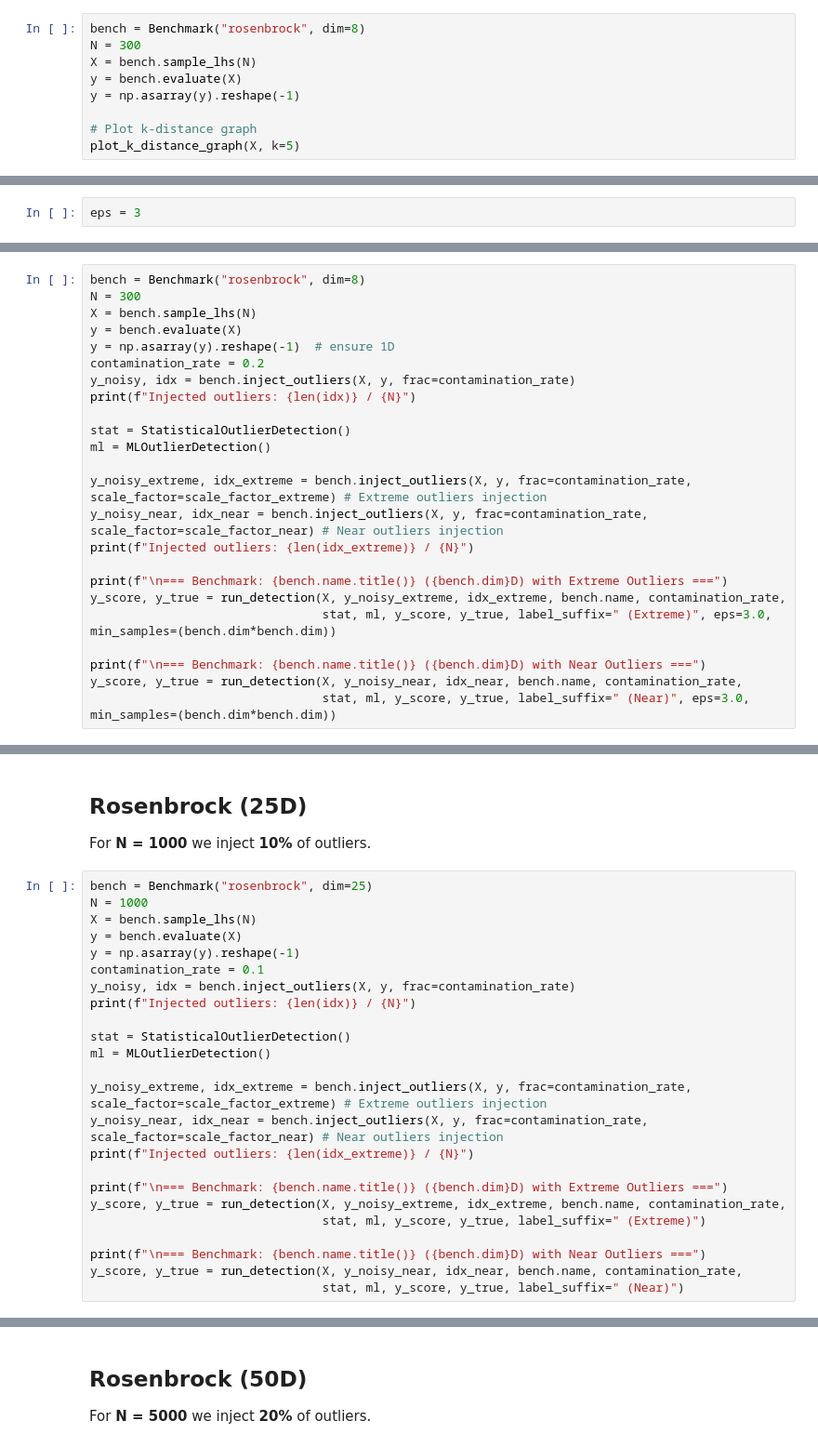
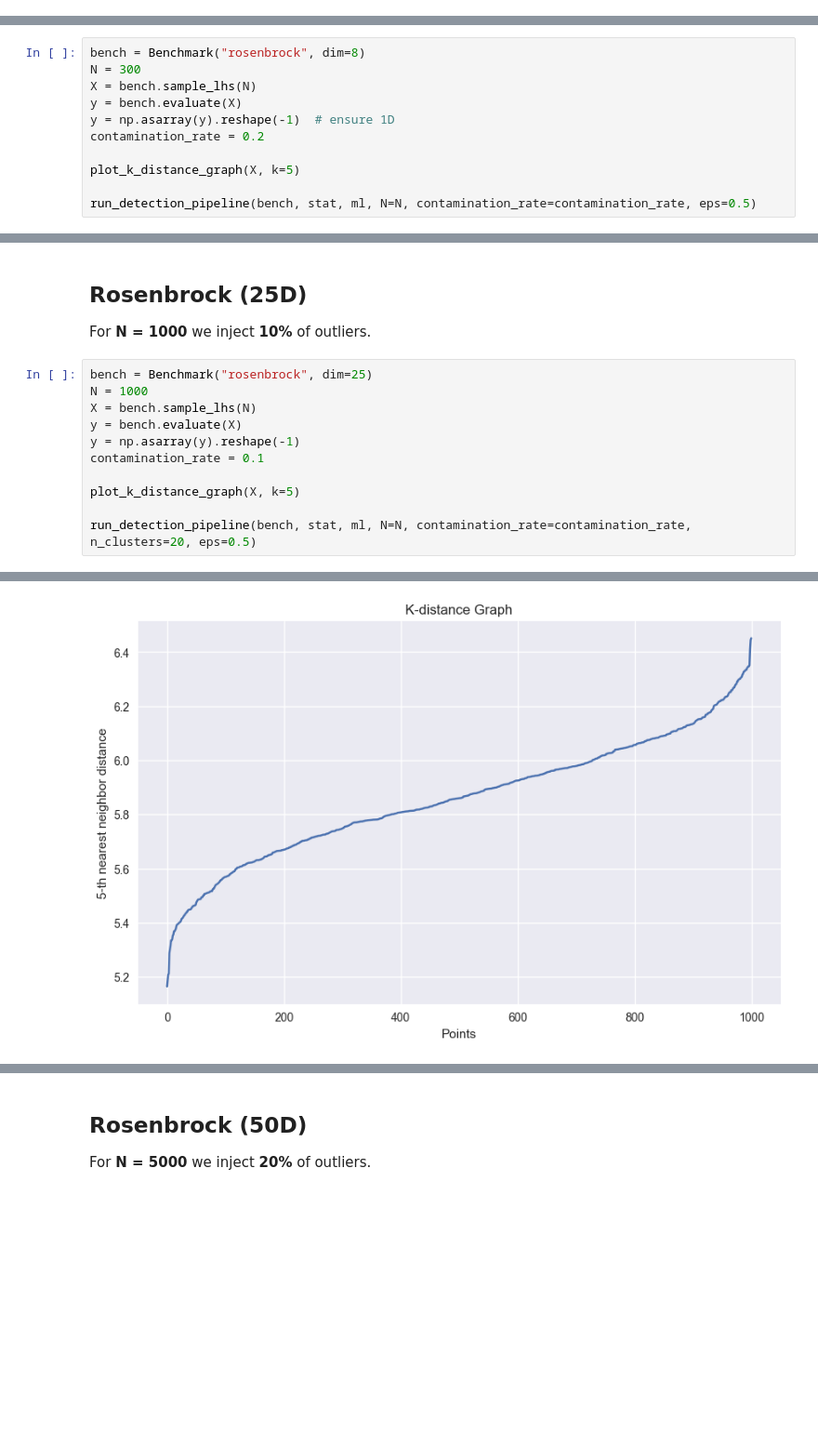
Before and after one commit to joelkdb/Outlier-Detection-Research, a Jupyter notebook: outlier_detection_methods.ipynb, the cells around one changed output, grey strips where cells are left out. Shown at 93% size. Saved outputs shown, nothing was run; the diff lists cells and outputs as text; blank space fills up the shorter version.

```diff
--- a/outlier_detection_methods.ipynb
+++ b/outlier_detection_methods.ipynb
@@ -987,12 +1103,3 @@ def plot_k_distance_graph(X, k):
     plt.ylabel(f'{k}-th nearest neighbor distance')
     plt.title('K-distance Graph')
     plt.show()
-# %%
-bench = Benchmark("rosenbrock", dim=8)
-N = 300
-X = bench.sample_lhs(N)
-y = bench.evaluate(X)
-y = np.asarray(y).reshape(-1)
-
-# Plot k-distance graph
-plot_k_distance_graph(X, k=5)
@@ -1002,2 +1105,0 @@ LHS discrepancy: 0.0018538788496609282
-# %%
-eps = 3
@@ -1156,22 +1237,9 @@ X = bench.sample_lhs(N)
 y = bench.evaluate(X)
 y = np.asarray(y).reshape(-1)  # ensure 1D
 contamination_rate = 0.2
-y_noisy, idx = bench.inject_outliers(X, y, frac=contamination_rate)
-print(f"Injected outliers: {len(idx)} / {N}")
 
-stat = StatisticalOutlierDetection()
-ml = MLOutlierDetection()
+plot_k_distance_graph(X, k=5)
 
-y_noisy_extreme, idx_extreme = bench.inject_outliers(X, y, frac=contamination_rate, scale_factor=scale_factor_extreme) # Extreme outliers injection
-y_noisy_near, idx_near = bench.inject_outliers(X, y, frac=contamination_rate, scale_factor=scale_factor_near) # Near outliers injection
-print(f"Injected outliers: {len(idx_extreme)} / {N}")
-
-print(f"\n=== Benchmark: {bench.name.title()} ({bench.dim}D) with Extreme Outliers ===")
-y_score, y_true = run_detection(X, y_noisy_extreme, idx_extreme, bench.name, contamination_rate,
-                                stat, ml, y_score, y_true, label_suffix=" (Extreme)", eps=3.0, min_samples=(bench.dim*bench.dim))
-
-print(f"\n=== Benchmark: {bench.name.title()} ({bench.dim}D) with Near Outliers ===")
-y_score, y_true = run_detection(X, y_noisy_near, idx_near, bench.name, contamination_rate,
-                                stat, ml, y_score, y_true, label_suffix=" (Near)", eps=3.0, min_samples=(bench.dim*bench.dim))
+run_detection_pipeline(bench, stat, ml, N=N, contamination_rate=contamination_rate, eps=0.5)
 # %% [output]
 LHS discrepancy: 0.0018538788496609282
@@ -1202,22 +1272,9 @@ X = bench.sample_lhs(N)
 y = bench.evaluate(X)
 y = np.asarray(y).reshape(-1)
 contamination_rate = 0.1
-y_noisy, idx = bench.inject_outliers(X, y, frac=contamination_rate)
-print(f"Injected outliers: {len(idx)} / {N}")
 
-stat = StatisticalOutlierDetection()
-ml = MLOutlierDetection()
+plot_k_distance_graph(X, k=5)
 
-y_noisy_extreme, idx_extreme = bench.inject_outliers(X, y, frac=contamination_rate, scale_factor=scale_factor_extreme) # Extreme outliers injection
-y_noisy_near, idx_near = bench.inject_outliers(X, y, frac=contamination_rate, scale_factor=scale_factor_near) # Near outliers injection
-print(f"Injected outliers: {len(idx_extreme)} / {N}")
-
-print(f"\n=== Benchmark: {bench.name.title()} ({bench.dim}D) with Extreme Outliers ===")
-y_score, y_true = run_detection(X, y_noisy_extreme, idx_extreme, bench.name, contamination_rate,
-                                stat, ml, y_score, y_true, label_suffix=" (Extreme)")
-
-print(f"\n=== Benchmark: {bench.name.title()} ({bench.dim}D) with Near Outliers ===")
-y_score, y_true = run_detection(X, y_noisy_near, idx_near, bench.name, contamination_rate,
-                                stat, ml, y_score, y_true, label_suffix=" (Near)")
+run_detection_pipeline(bench, stat, ml, N=N, contamination_rate=contamination_rate, n_clusters=20, eps=0.5)
 # %% [output]
 LHS discrepancy: 0.16888168493905997
@@ -1239,0 +1281 @@ SGD One-Class SVM (Near)  | Precision=0.13  Recall=0.15  F1=0.14  AUC=0.59
+[figure, added]
```
Also changed, not shown: parts of 38 cells of this notebook, 2 other files.
